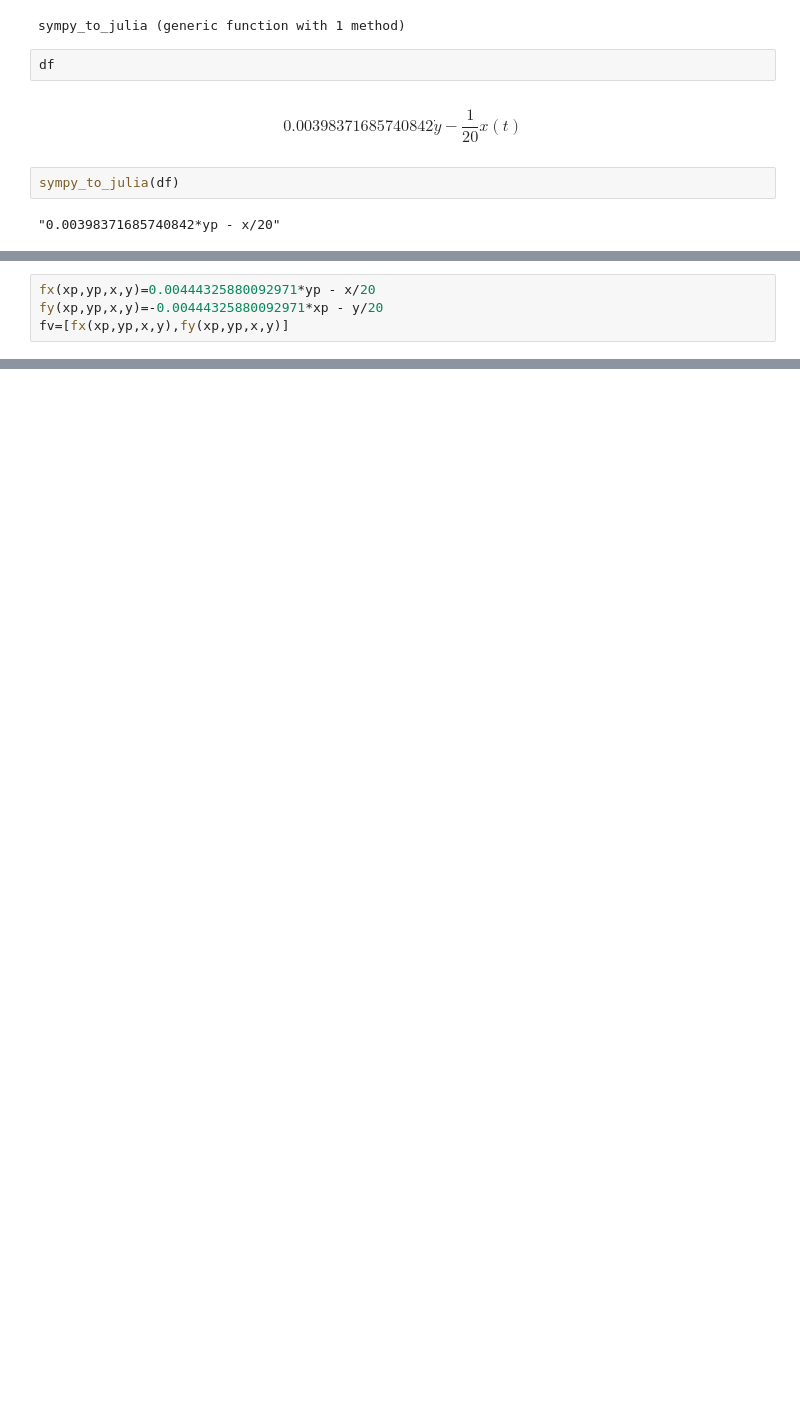
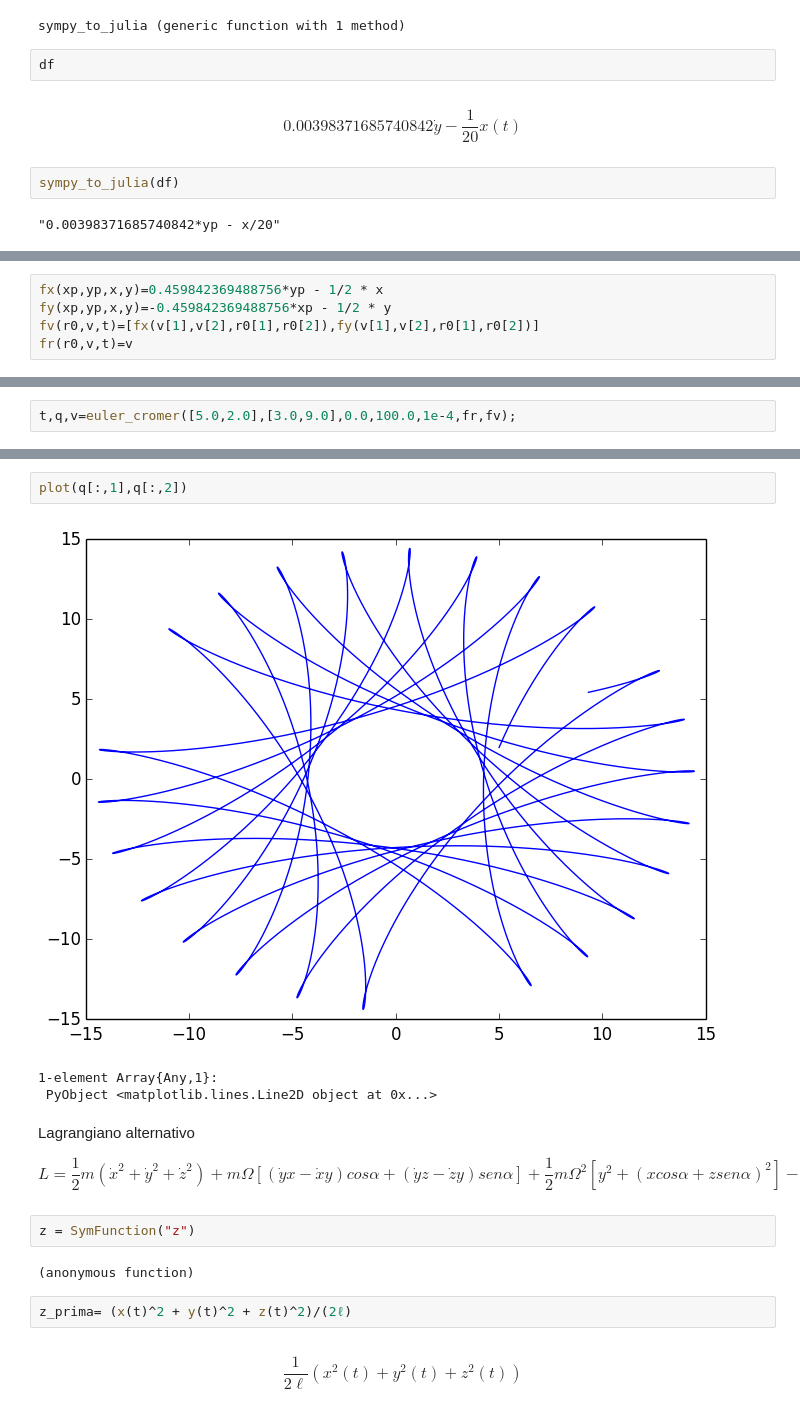
Before and after one commit to GX-Calva-Garcia/Proyecto-Final, a Jupyter notebook: pendulo.ipynb, the cells around one changed output, grey strips where cells are left out. Drawn from its saved outputs; the diff is of its cells as text; blank space fills up the shorter version.

```diff
--- a/pendulo.ipynb
+++ b/pendulo.ipynb
@@ -267,5 +273,6 @@ sympy_to_julia(df2)
 # %%
-fx(xp,yp,x,y)=0.00444325880092971*yp - x/20
-fy(xp,yp,x,y)=-0.00444325880092971*xp - y/20
-fv=[fx(xp,yp,x,y),fy(xp,yp,x,y)]
+fx(xp,yp,x,y)=0.459842369488756*yp - 1/2 * x
+fy(xp,yp,x,y)=-0.459842369488756*xp - 1/2 * y
+fv(r0,v,t)=[fx(v[1],v[2],r0[1],r0[2]),fy(v[1],v[2],r0[1],r0[2])]
+fr(r0,v,t)=v
 # %% [output]
@@ -273,0 +280,2 @@ while loading In[68], in expression starting on line 3
+# %%
+t,q,v=euler_cromer([5.0,2.0],[3.0,9.0],0.0,100.0,1e-4,fr,fv);
@@ -273,0 +286,18 @@ while loading In[68], in expression starting on line 3
+# %%
+plot(q[:,1],q[:,2])
+# %% [output]
+[figure, added]
+1-element Array{Any,1}:
+ PyObject <matplotlib.lines.Line2D object at 0x...>
+# %% [markdown]
+Lagrangiano alternativo
+
+$$L= \frac{1}{2}m(\dot{x}^2+\dot{y}^2+\dot{z}^2) +m \Omega[(\dot{y}x - \dot{x}y)cos\alpha + (\dot{y}z - \dot{z}y)sen\alpha] + \frac{1}{2}m \Omega^2[y^2 + (x cos \alpha + z sen\alpha)^2] - mgz$$
+# %%
+z = SymFunction("z")
+# %% [output]
+(anonymous function)
+# %%
+z_prima= (x(t)^2 + y(t)^2 + z(t)^2)/(2ℓ)
+# %% [output]
+$$\frac{1}{2 \ell} \left(x^{2}{\left (t \right )} + y^{2}{\left (t \right )} + z^{2}{\left (t \right )}\right)$$
```
Also changed, not shown: parts of 31 cells of this notebook.
